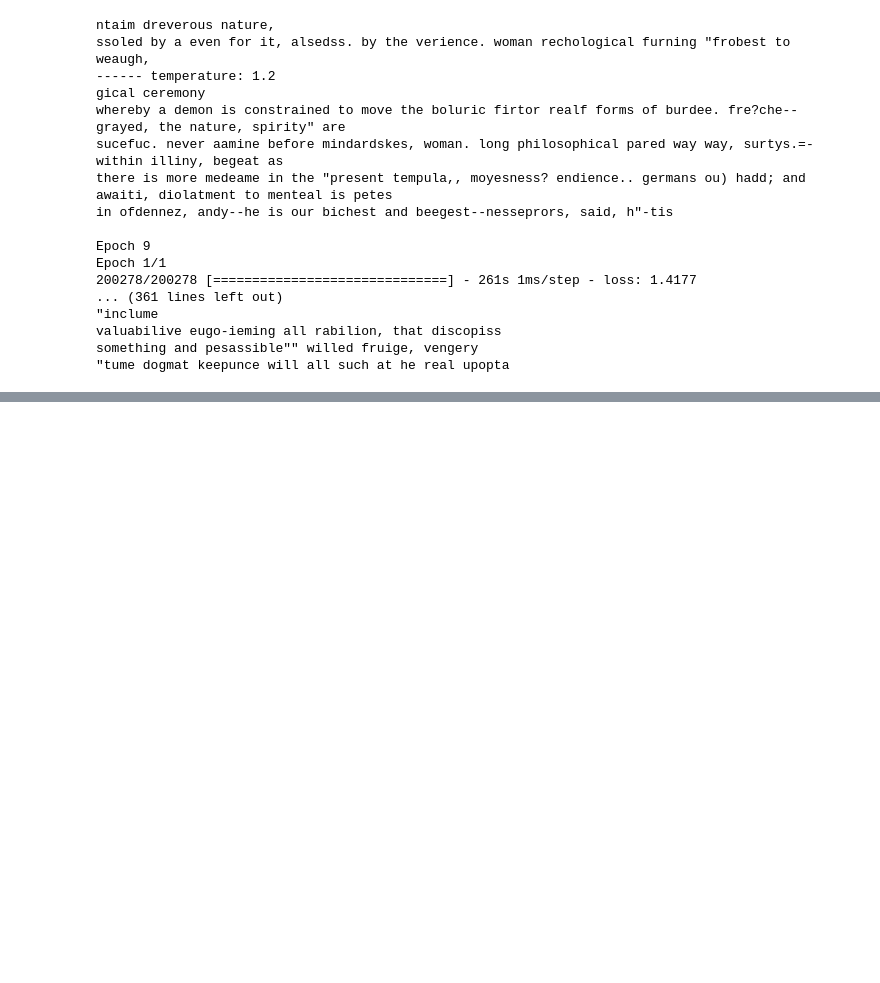
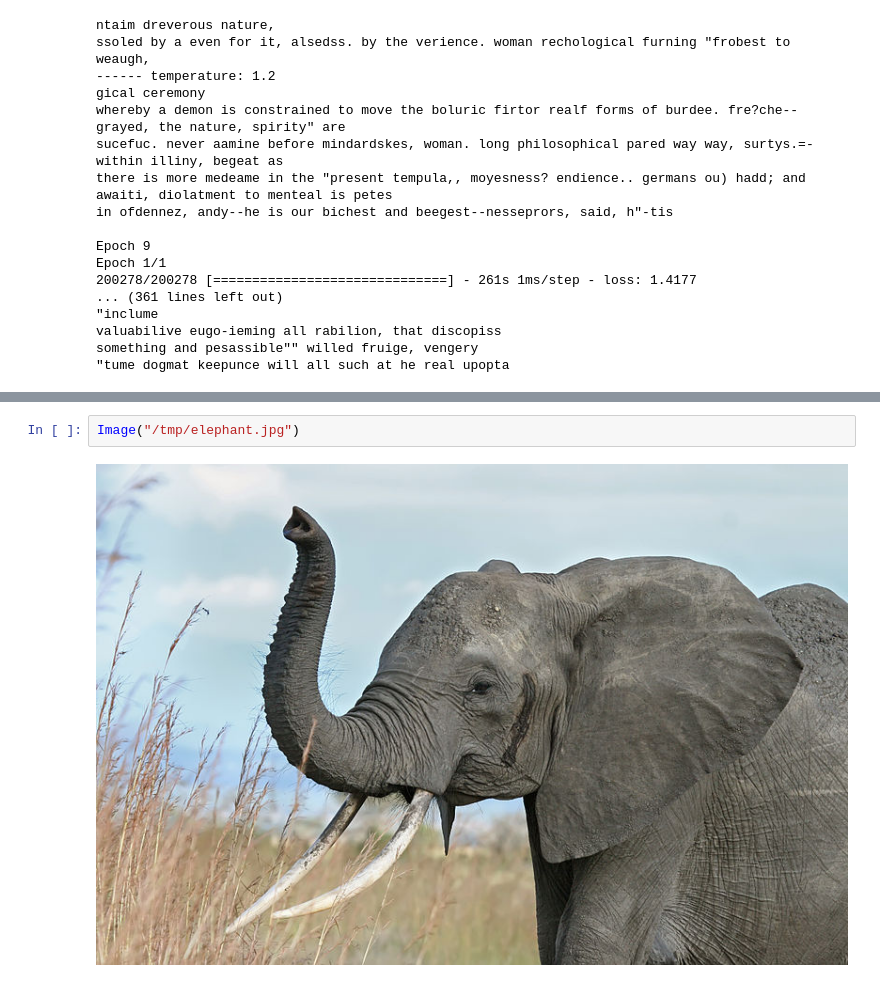
Before and after one commit to wllgrnt/keras-examples, a Jupyter notebook: Chapter8.ipynb, the cells around one changed output, grey strips where cells are left out. Saved outputs shown, nothing was run; the diff lists cells and outputs as text; blank space fills up the shorter version.

```diff
--- a/Chapter8.ipynb
+++ b/Chapter8.ipynb
@@ -157,0 +352,4 @@ something and pesassible"" willed fruige, vengery
+# %%
+Image("/tmp/elephant.jpg")
+# %% [output]
+[figure, added]
```
Also changed, not shown: parts of 15 cells of this notebook.
